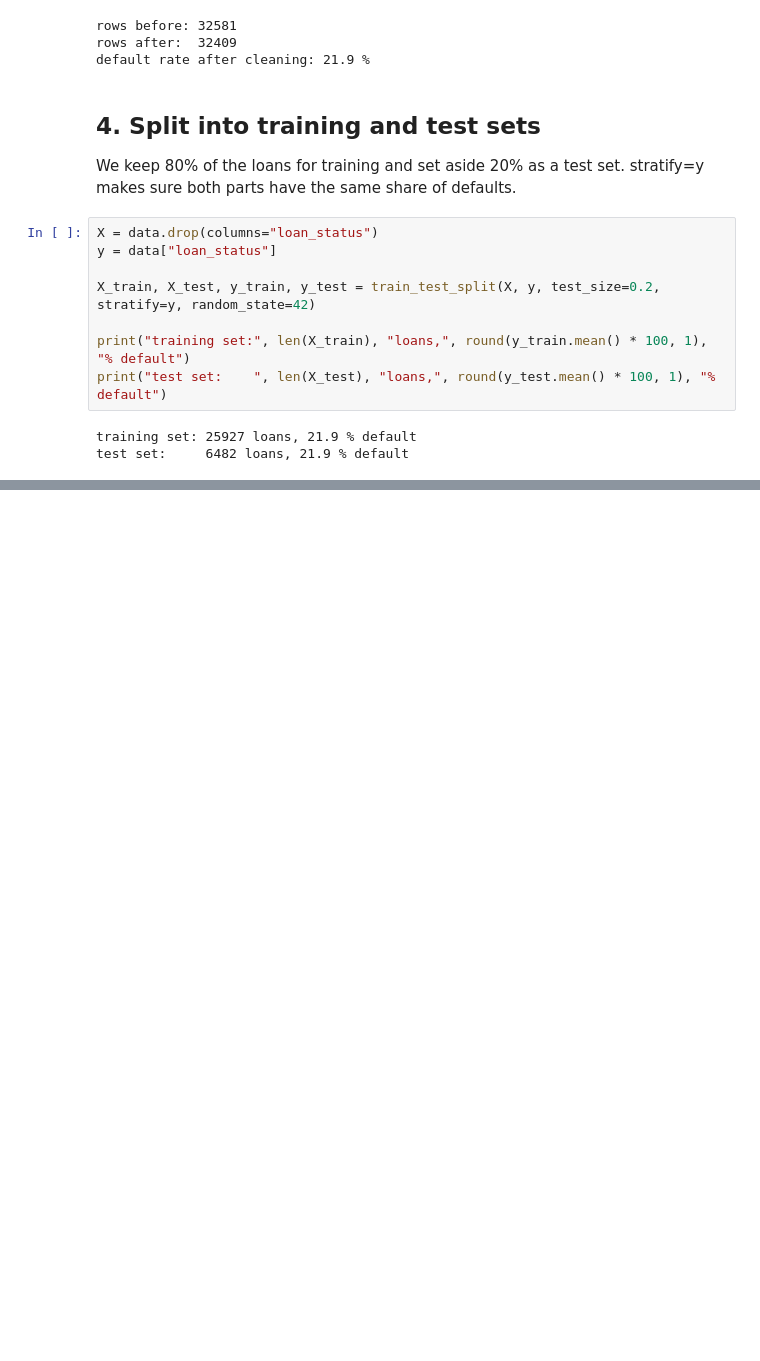
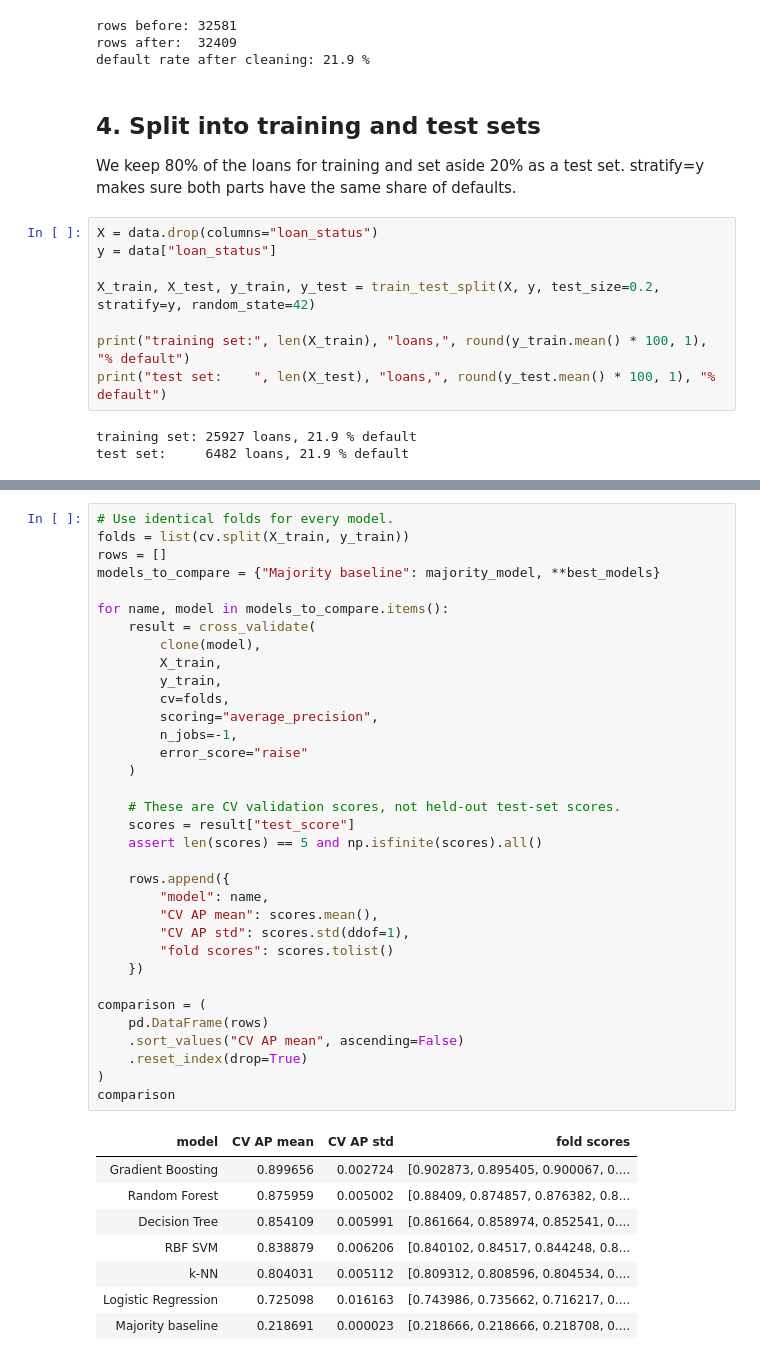
Before and after one commit to quachphu/CECS456-Machine-Learning-Project, a Jupyter notebook: CECS456_Loan_Default_Project (1) (2).ipynb, the cells around one changed output, grey strips where cells are left out. Drawn from its saved outputs; the diff is of its cells as text; blank space fills up the shorter version.

Commit message:
Compare chosen models using full-training-set cross-validation

```diff
--- a/CECS456_Loan_Default_Project (1) (2).ipynb
+++ b/CECS456_Loan_Default_Project (1) (2).ipynb
@@ -692,0 +428,43 @@ To be written
+# %%
+# Use identical folds for every model.
+folds = list(cv.split(X_train, y_train))
+rows = []
+models_to_compare = {"Majority baseline": majority_model, **best_models}
+
+for name, model in models_to_compare.items():
+    result = cross_validate(
+        clone(model),
+        X_train,
+        y_train,
+        cv=folds,
+        scoring="average_precision",
+        n_jobs=-1,
+        error_score="raise"
+    )
+
+    # These are CV validation scores, not held-out test-set scores.
+    scores = result["test_score"]
+    assert len(scores) == 5 and np.isfinite(scores).all()
+
+    rows.append({
+        "model": name,
+        "CV AP mean": scores.mean(),
+        "CV AP std": scores.std(ddof=1),
+        "fold scores": scores.tolist()
+    })
+
+comparison = (
+    pd.DataFrame(rows)
+    .sort_values("CV AP mean", ascending=False)
+    .reset_index(drop=True)
+)
+comparison
+# %% [output]
+| model | CV AP mean | CV AP std | fold scores |
+| Gradient Boosting | 0.899656 | 0.002724 | [0.902873, 0.895405, 0.900067, 0.... |
+| Random Forest | 0.875959 | 0.005002 | [0.88409, 0.874857, 0.876382, 0.8... |
+| Decision Tree | 0.854109 | 0.005991 | [0.861664, 0.858974, 0.852541, 0.... |
+| RBF SVM | 0.838879 | 0.006206 | [0.840102, 0.84517, 0.844248, 0.8... |
+| k-NN | 0.804031 | 0.005112 | [0.809312, 0.808596, 0.804534, 0.... |
+| Logistic Regression | 0.725098 | 0.016163 | [0.743986, 0.735662, 0.716217, 0.... |
+| Majority baseline | 0.218691 | 0.000023 | [0.218666, 0.218666, 0.218708, 0.... |
```
Also changed, not shown: parts of 50 cells of this notebook.
